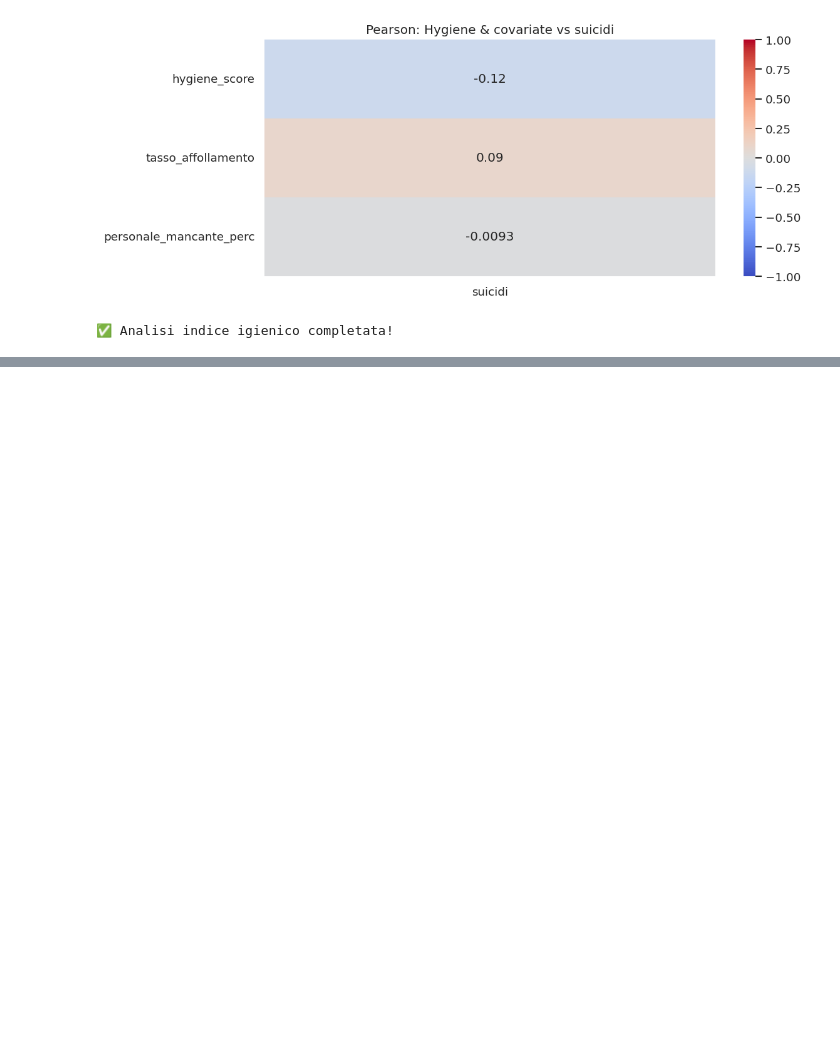
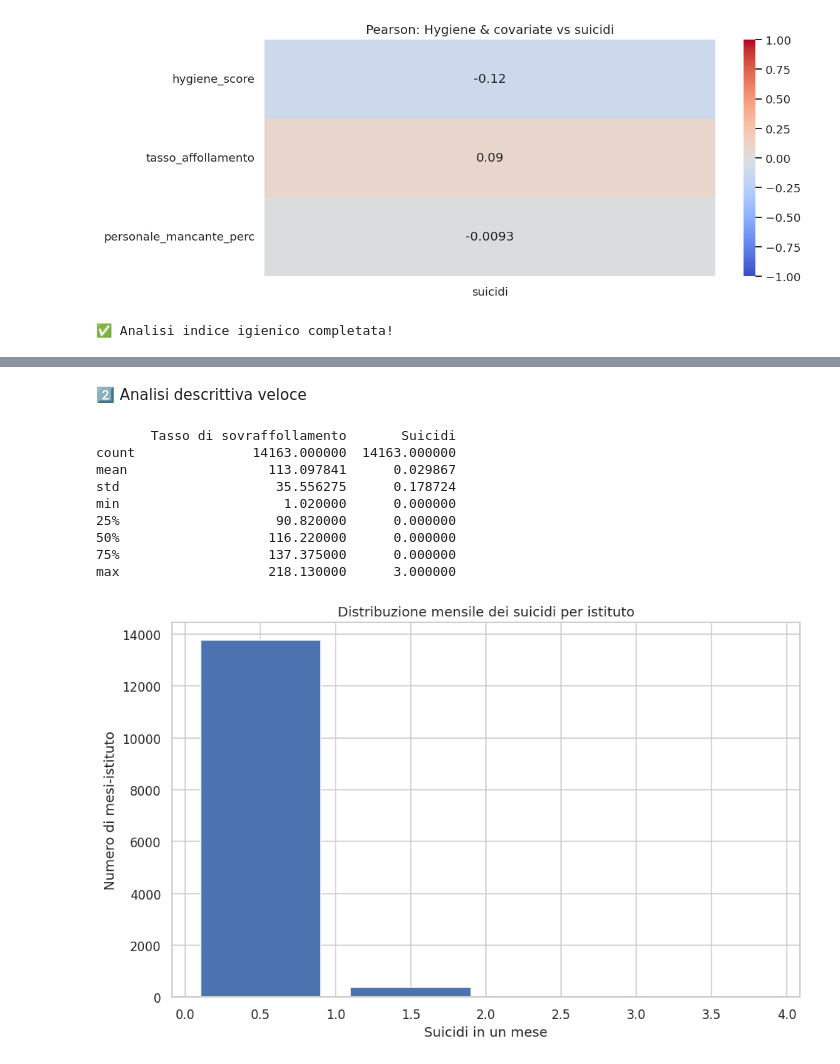
Before and after one commit to gregpetru/Human_data_science, a Jupyter notebook: Notebook/Notebook finale.ipynb, the cells around one changed output, grey strips where cells are left out. Cells and saved outputs as stored; diff of their text form; code cells hidden in the pictures; blank space fills up the shorter version.

```diff
--- a/Notebook/Notebook finale.ipynb
+++ b/Notebook/Notebook finale.ipynb
@@ -689,3 +903,39 @@ personale_mancante_perc     0.0005      0.008      0.066      0.948      -0.016
 [figure]
 [figure]
 ✅ Analisi indice igienico completata!
+# %%
+# =========================================================
+# 1. SETUP
+# =========================================================
+import pandas as pd
+import numpy as np
+from scipy import stats
+import matplotlib.pyplot as plt
+
+plt.rcParams["figure.figsize"] = (10, 6)        # grafici leggibili
+plt.rcParams["axes.grid"]      = True           # griglia di default
+plt.rcParams["figure.dpi"]     = 110            # risoluzione
+
+# ---------------------------------------------------------
+# 2. CARICAMENTO  (⚠️ cambia il path se necessario)
+# ---------------------------------------------------------
+url = '/content/dataset_mese_x_mese.csv'        # Colab: carica o monta Drive
+df  = pd.read_csv(url, sep=';')
+
+# ---------------------------------------------------------
+# 3. PULIZIA / PRE-PROCESSING
+# ---------------------------------------------------------
+# 3.1) Date
+df['Mese'] = pd.to_datetime(df['Mese'], format='%d/%m/%y')
+
+# 3.2) Numeric cast
+num_cols = ['Capienza regolamentare',
+            'Detenuti presenti totali',
+            'Tasso di sovraffollamento',
+            'Suicidi']
+df[num_cols] = df[num_cols].apply(pd.to_numeric, errors='coerce')
+
+# 3.3) Rimuovo eventuali righe con NaN sulle colonne chiave
+df = df.dropna(subset=['Tasso di sovraffollamento', 'Suicidi']).reset_index(drop=True)
+
+print(df.head())
@@ -691,0 +956,22 @@ personale_mancante_perc     0.0005      0.008      0.066      0.948      -0.016
+# %% [markdown]
+2️⃣ Analisi descrittiva veloce
+# %%
+print(df[['Tasso di sovraffollamento','Suicidi']].describe())
+
+# Distribuzione suicidi per mese
+ax = df['Suicidi'].hist(bins=range(0, df['Suicidi'].max()+2), rwidth=.8)
+ax.set_title('Distribuzione mensile dei suicidi per istituto')
+ax.set_xlabel('Suicidi in un mese')
+ax.set_ylabel('Numero di mesi-istituto')
+plt.show()
+# %% [output]
+       Tasso di sovraffollamento       Suicidi
+count               14163.000000  14163.000000
+mean                  113.097841      0.029867
+std                    35.556275      0.178724
+min                     1.020000      0.000000
+25%                    90.820000      0.000000
+50%                   116.220000      0.000000
+75%                   137.375000      0.000000
+max                   218.130000      3.000000
+[figure, added]
```
Also changed, not shown: parts of 12 cells of this notebook, 6 other files.
